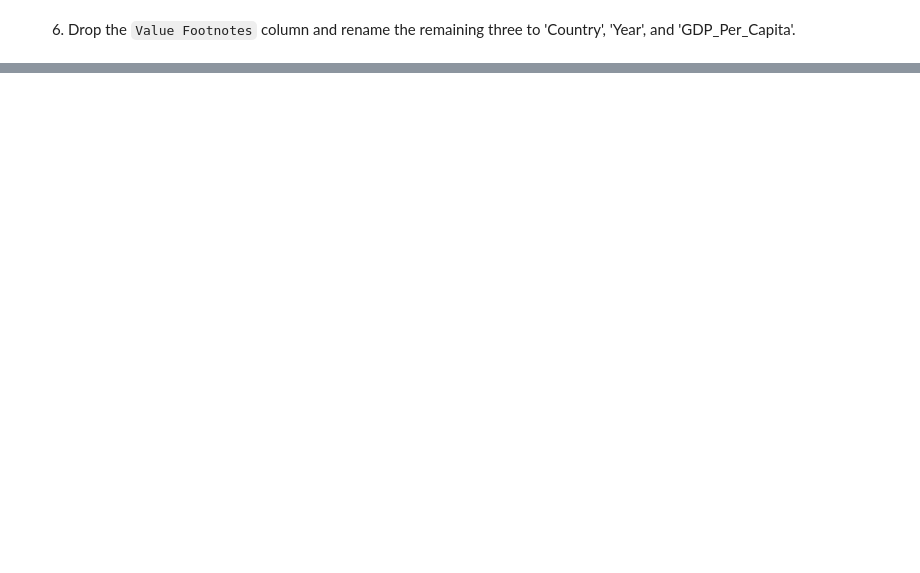
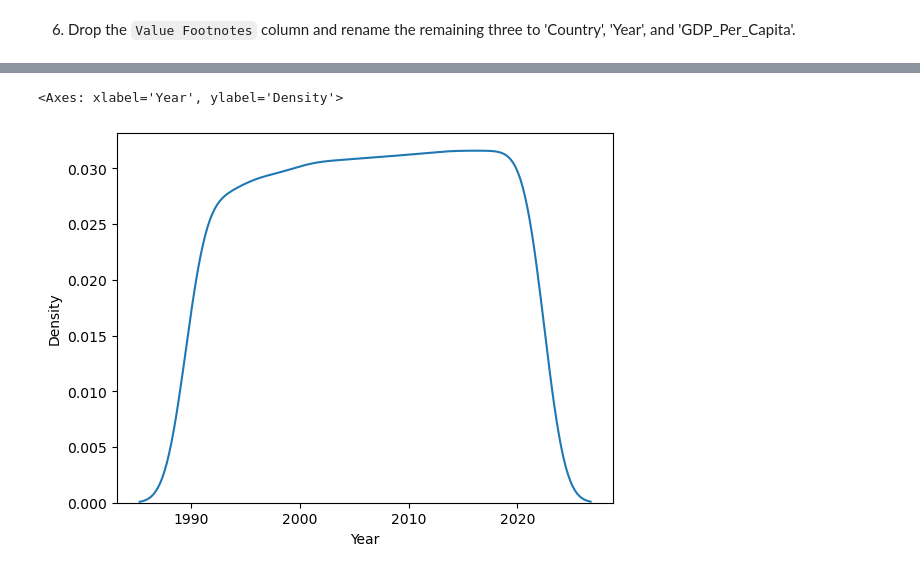
Before and after one commit to NSS-Full-Time-Data-Analytics-14/gdp-and-internet-usage-KCho89, a Jupyter notebook: notebook/un_project.ipynb, the cells around one changed output, grey strips where cells are left out. Saved outputs shown, nothing was run; the diff lists cells and outputs as text; code cells hidden in the pictures; blank space fills up the shorter version.

```diff
--- a/notebook/un_project.ipynb
+++ b/notebook/un_project.ipynb
@@ -44,0 +59,2 @@ dtype: object
+# %%
+gdp_df = gdp_df.drop(columns = 'Value Footnotes')
@@ -44,0 +63,2 @@ dtype: object
+# %%
+gdp_df.columns = ['Country','Year','GDP_Per_Capita']
@@ -44,0 +213,5 @@ dtype: object
+# %%
+sns.kdeplot(data = gdp_df['Year'])
+# %% [output]
+<Axes: xlabel='Year', ylabel='Density'>
+[figure, added]
```
Also changed, not shown: parts of 65 cells of this notebook.
